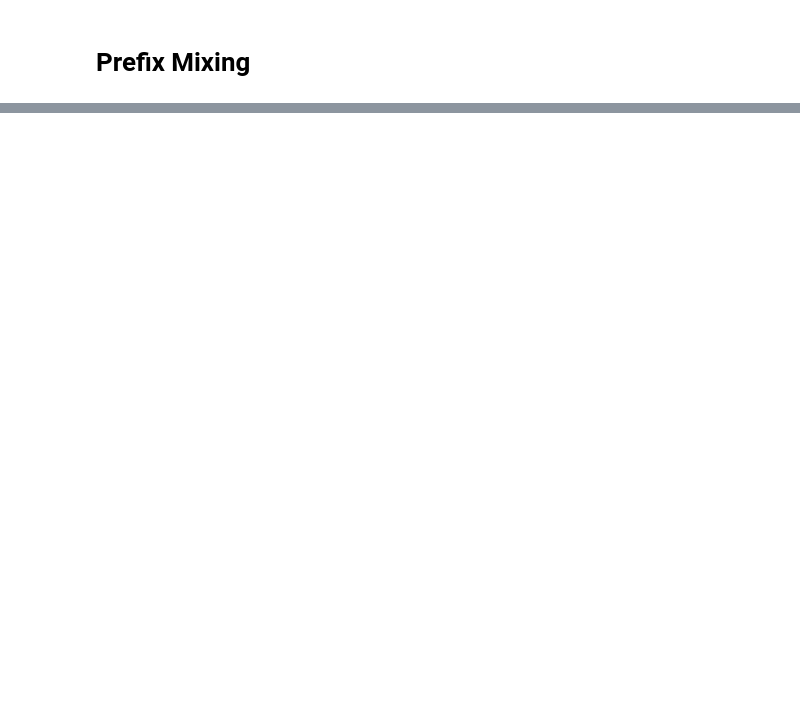
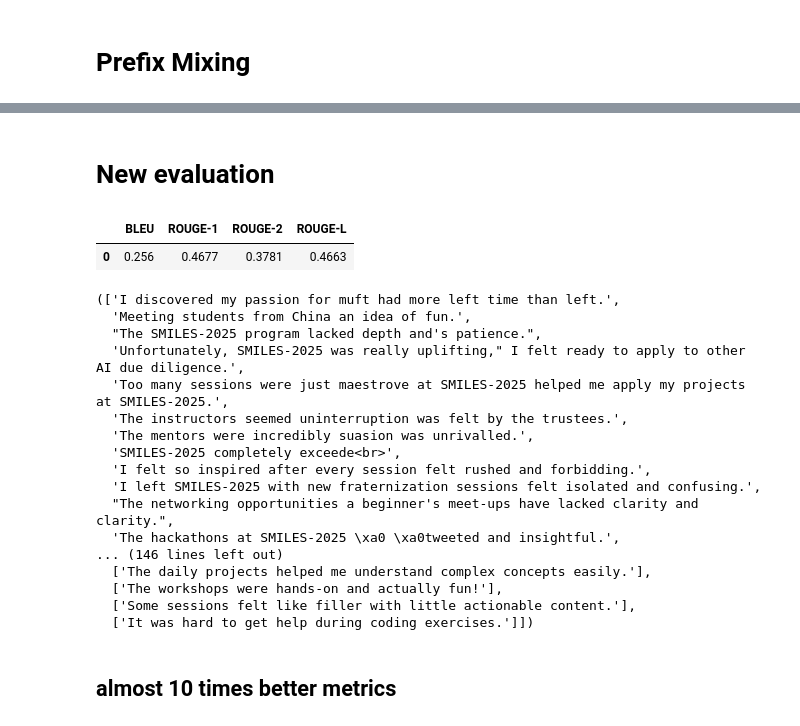
Before and after one commit to edboyarina1/PrefixTuning_Project, a Jupyter notebook: PrefixTuning_Reproduction.ipynb, the cells around one changed output, grey strips where cells are left out. Saved outputs shown, nothing was run; the diff lists cells and outputs as text; code cells hidden in the pictures; blank space fills up the shorter version.

```diff
--- a/PrefixTuning_Reproduction.ipynb
+++ b/PrefixTuning_Reproduction.ipynb
@@ -362,0 +601,2 @@ plt.show()
+# %% [markdown]
+# New evaluation
@@ -362,0 +663,25 @@ plt.show()
+# %%
+
+evaluate_model(model, tokenizer, data, num_samples=100)
+# %% [output]
+|  | BLEU | ROUGE-1 | ROUGE-2 | ROUGE-L |
+| 0 | 0.256 | 0.4677 | 0.3781 | 0.4663 |
+(['I discovered my passion for muft had more left time than left.',
+  'Meeting students from China an idea of fun.',
+  "The SMILES-2025 program lacked depth and's patience.",
+  'Unfortunately, SMILES-2025 was really uplifting," I felt ready to apply to other AI due diligence.',
+  'Too many sessions were just maestrove at SMILES-2025 helped me apply my projects at SMILES-2025.',
+  'The instructors seemed uninterruption was felt by the trustees.',
+  'The mentors were incredibly suasion was unrivalled.',
+  'SMILES-2025 completely exceede<br>',
+  'I felt so inspired after every session felt rushed and forbidding.',
+  'I left SMILES-2025 with new fraternization sessions felt isolated and confusing.',
+  "The networking opportunities a beginner's meet-ups have lacked clarity and clarity.",
+  'The hackathons at SMILES-2025 \xa0 \xa0tweeted and insightful.',
+... (146 lines left out)
+  ['The daily projects helped me understand complex concepts easily.'],
+  ['The workshops were hands-on and actually fun!'],
+  ['Some sessions felt like filler with little actionable content.'],
+  ['It was hard to get help during coding exercises.']])
+# %% [markdown]
+## almost 10 times better metrics
```
Also changed, not shown: parts of 16 cells of this notebook.
